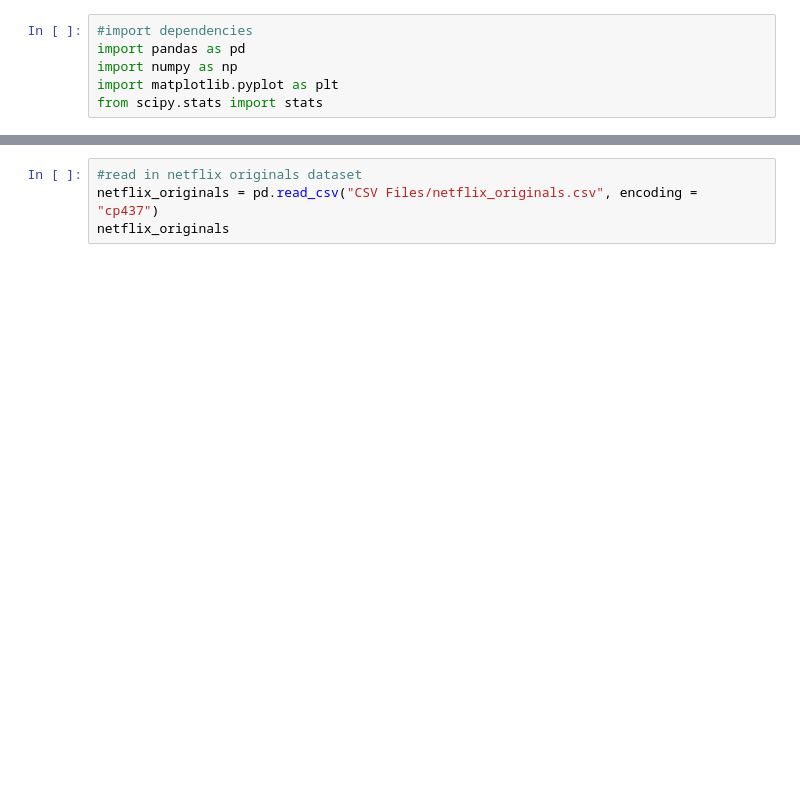
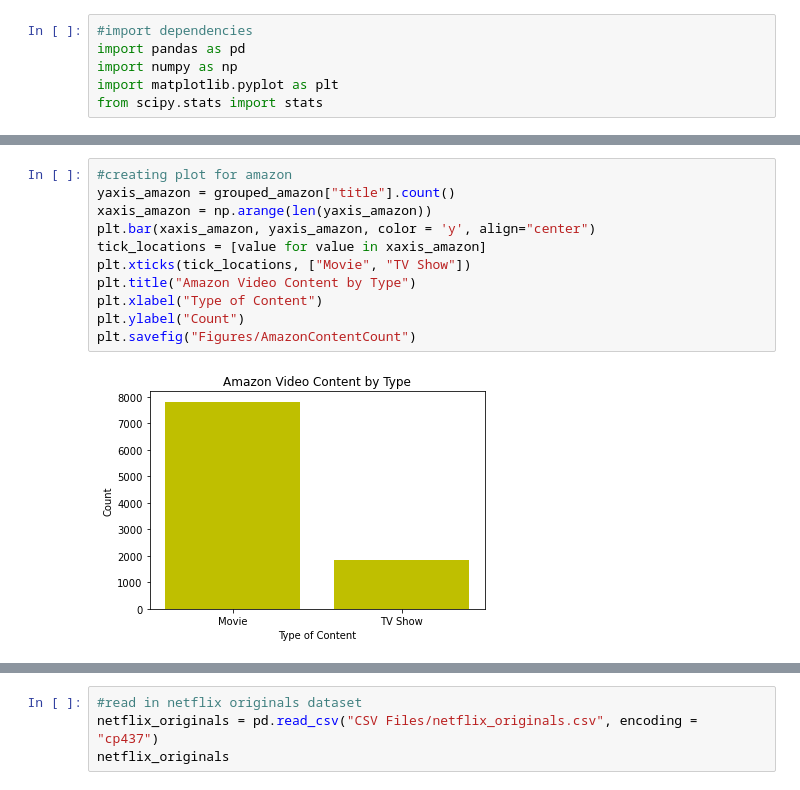
Before and after one commit to yuthegreat1/GroupProject, a Jupyter notebook: Statistical Analysis.ipynb, the cells around one changed output, grey strips where cells are left out. Cells and saved outputs as stored; diff of their text form; blank space fills up the shorter version.

```diff
--- a/Statistical Analysis.ipynb
+++ b/Statistical Analysis.ipynb
@@ -6,0 +94,13 @@ from scipy.stats import stats
+# %%
+#creating plot for amazon
+yaxis_amazon = grouped_amazon["title"].count()
+xaxis_amazon = np.arange(len(yaxis_amazon))
+plt.bar(xaxis_amazon, yaxis_amazon, color = 'y', align="center")
+tick_locations = [value for value in xaxis_amazon]
+plt.xticks(tick_locations, ["Movie", "TV Show"])
+plt.title("Amazon Video Content by Type")
+plt.xlabel("Type of Content")
+plt.ylabel("Count")
+plt.savefig("Figures/AmazonContentCount")
+# %% [output]
+[figure, added]
```
Also changed, not shown: parts of 33 cells of this notebook, 8 other files.
